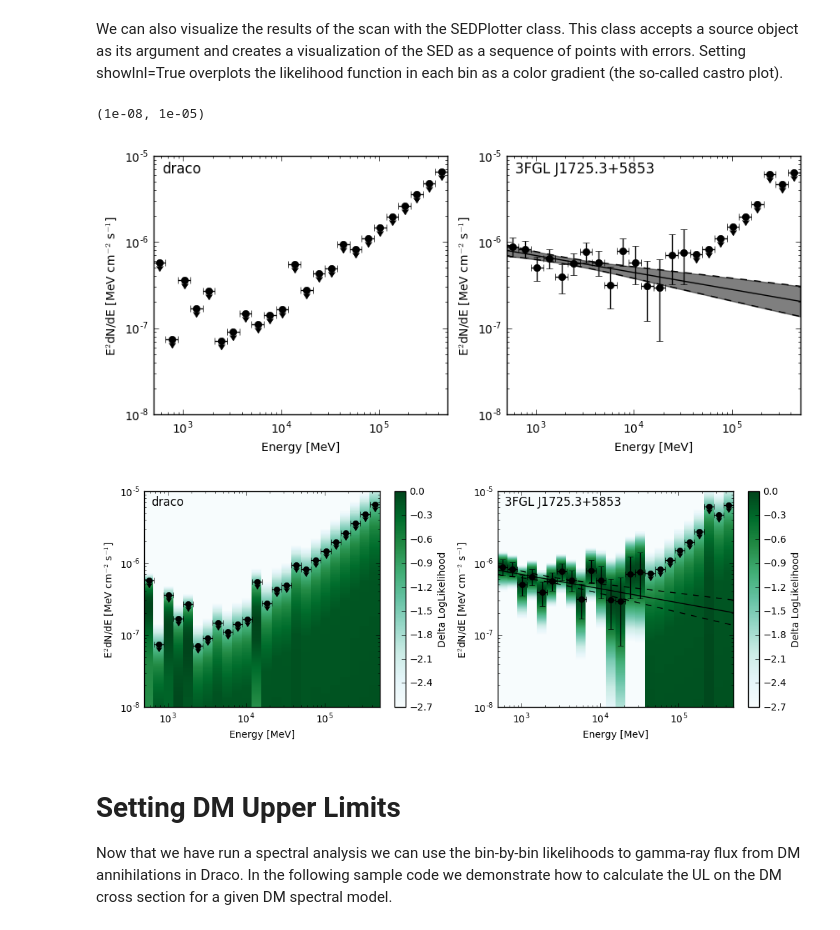
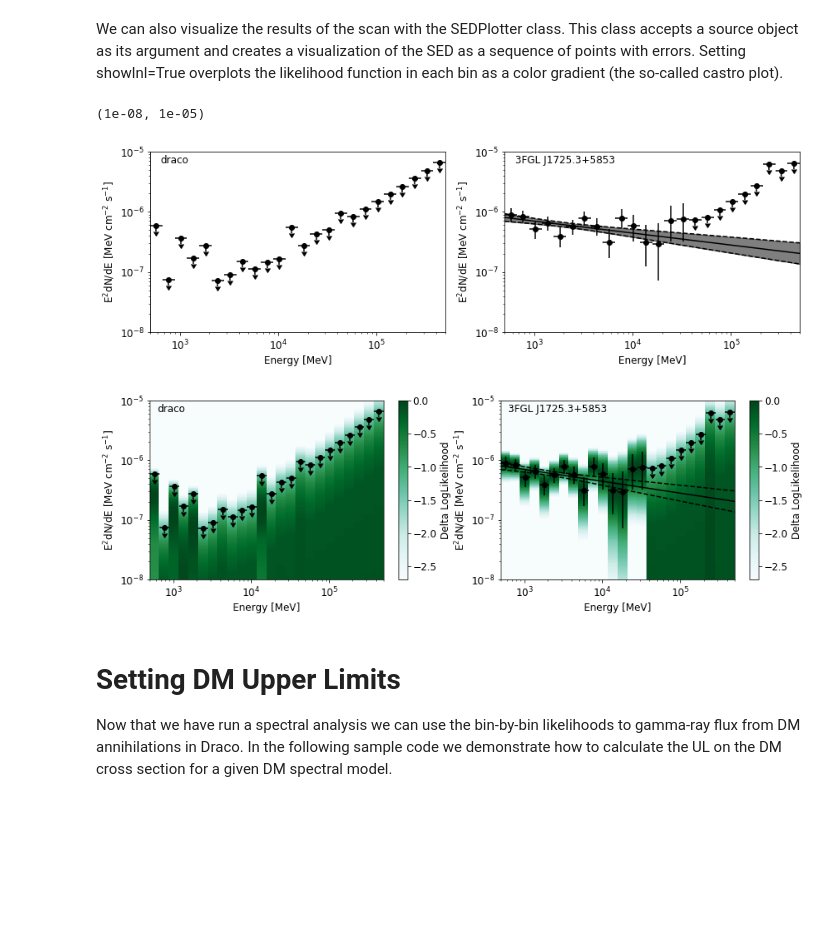
Before and after one commit to fermiPy/fermipy-extra, a Jupyter notebook: notebooks/draco.ipynb, the cells around one changed output. Drawn from its saved outputs; the diff is of its cells as text; code cells hidden in the pictures; blank space fills up the shorter version.

```diff
--- a/notebooks/draco.ipynb
+++ b/notebooks/draco.ipynb
@@ -108,18 +113,16 @@ galdiff             MapCubeFunctio PowerLaw          -----       nan     19753.2
 # %% [markdown]
 We can assess the quality of our pre-fit model by running the residmap method.  This will generate four maps
 # %%
-gta.load_roi('fit0')
 resid = gta.residmap('draco_prefit',model={'SpatialModel' : 'PointSource', 'Index' : 2.0})
-from fermipy.plotting import ROIPlotter
 fig = plt.figure(figsize=(14,6))
-ROIPlotter(resid['data'],roi=gta.roi).plot(vmin=0,vmax=1500,subplot=121)
+ROIPlotter(resid['data'],roi=gta.roi).plot(vmin=400,vmax=1000,subplot=121,cmap='magma')
 plt.gca().set_title('Data')
-ROIPlotter(resid['model'],roi=gta.roi).plot(vmin=0,vmax=1500,subplot=122)
+ROIPlotter(resid['model'],roi=gta.roi).plot(vmin=400,vmax=1000,subplot=122,cmap='magma')
 plt.gca().set_title('Model')
 
 fig = plt.figure(figsize=(14,6))
-ROIPlotter(resid['sigma'],roi=gta.roi).plot(vmin=-5,vmax=5,levels=[-5,-3,3,5],subplot=121)
+ROIPlotter(resid['sigma'],roi=gta.roi).plot(vmin=-5,vmax=5,levels=[-5,-3,3,5],subplot=121,cmap='RdBu_r')
 plt.gca().set_title('Significance')
-ROIPlotter(resid['excess'],roi=gta.roi).plot(vmin=0,vmax=100,subplot=122)
+ROIPlotter(resid['excess'],roi=gta.roi).plot(vmin=-100,vmax=100,subplot=122,cmap='RdBu_r')
 plt.gca().set_title('Excess')
 # %% [output]
@@ -180,18 +181,10 @@ galdiff             MapCubeFunctio PowerLaw          -----  24921.79     20782.5
 # %% [markdown]
 To evaluate the quality of the optimized model we can rerun the residmap method.  In the updated residual map that we see that there is no longer a negative residual in the vicinity of J1707.
 # %%
-gta.load_roi('fit1')
 resid = gta.residmap('draco_postfit',model={'SpatialModel' : 'PointSource', 'Index' : 2.0})
-from fermipy.plotting import ROIPlotter
 fig = plt.figure(figsize=(14,6))
-ROIPlotter(resid['data'],roi=gta.roi).plot(vmin=0,vmax=1500,subplot=121)
-plt.gca().set_title('Data')
-ROIPlotter(resid['model'],roi=gta.roi).plot(vmin=0,vmax=1500,subplot=122)
-plt.gca().set_title('Model')
-
-fig = plt.figure(figsize=(14,6))
-ROIPlotter(resid['sigma'],roi=gta.roi).plot(vmin=-5,vmax=5,levels=[-5,-3,3,5],subplot=121)
+ROIPlotter(resid['sigma'],roi=gta.roi).plot(vmin=-5,vmax=5,levels=[-5,-3,3,5],subplot=121,cmap='RdBu_r')
 plt.gca().set_title('Significance')
-ROIPlotter(resid['excess'],roi=gta.roi).plot(vmin=0,vmax=100,subplot=122)
+ROIPlotter(resid['excess'],roi=gta.roi).plot(vmin=-100,vmax=100,subplot=122,cmap='RdBu_r')
 plt.gca().set_title('Excess')
 # %% [output]
@@ -207,6 +197,5 @@ plt.gca().set_title('Excess')
 # %% [markdown]
 Another diagnostic for the quality of the ROI model is the TS map.  The *tsmap* method can be used to generate a TS map of the ROI with a given test source model.  Here we use the same source model we did for the residual map -- a point source with a power-law index of 2.
 # %%
-gta.load_roi('fit1')
-tsmap = gta.tsmap('draco_postfit',model={'SpatialModel' : 'PointSource', 'Index' : 2.0})
+tsmap_postfit = gta.tsmap('draco_postfit',model={'SpatialModel' : 'PointSource', 'Index' : 2.0})
 # %% [output]
@@ -294,31 +331,29 @@ plt.gca().axhline(-2.71/2.,color='r')
 # %% [markdown]
 We can also visualize the results of the scan with the SEDPlotter class.  This class accepts a source object as its argument and creates a visualization of the SED as a sequence of points with errors.  Setting showlnl=True overplots the likelihood function in each bin as a color gradient (the so-called castro plot).
 # %%
-from fermipy.plotting import SEDPlotter
-
-fig = plt.figure(figsize=(10,4))
+fig = plt.figure(figsize=(14,4))
 ylim=[1E-8,1E-5]
 fig.add_subplot(121)
-SEDPlotter(gta.roi['draco']['sed']).plot()
+SEDPlotter(sed_draco).plot()
 plt.gca().set_ylim(ylim)
 
 fig.add_subplot(122)
-SEDPlotter(gta.roi['3FGL J1725.3+5853']['sed']).plot()
+SEDPlotter(sed_j1725).plot()
 plt.gca().set_ylim(ylim)
 
-fig = plt.figure(figsize=(12,4))
+fig = plt.figure(figsize=(14,4))
 
 fig.add_subplot(121)
-SEDPlotter(gta.roi['draco']['sed']).plot(showlnl=True,ylim=ylim)
+SEDPlotter(sed_draco).plot(showlnl=True,ylim=ylim)
 plt.gca().set_ylim(ylim)
 
 fig.add_subplot(122)
-SEDPlotter(gta.roi['3FGL J1725.3+5853']['sed']).plot(showlnl=True,ylim=ylim)
+SEDPlotter(sed_j1725).plot(showlnl=True,ylim=ylim)
 plt.gca().set_ylim(ylim)
 # %% [output]
 (1e-08, 1e-05)
-[figure, old version]
+[figure, new version]
-[figure, old version]
+[figure, new version]
 # %% [markdown]
 # Setting DM Upper Limits
 
```
Also changed, not shown: parts of 20 cells of this notebook, 2 other files.
